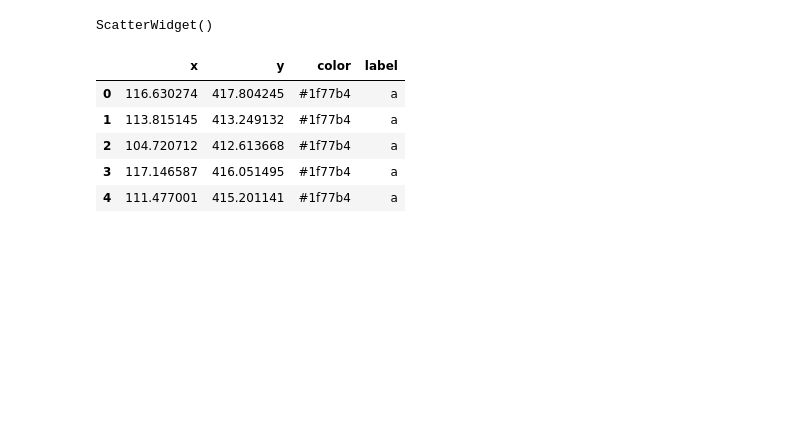
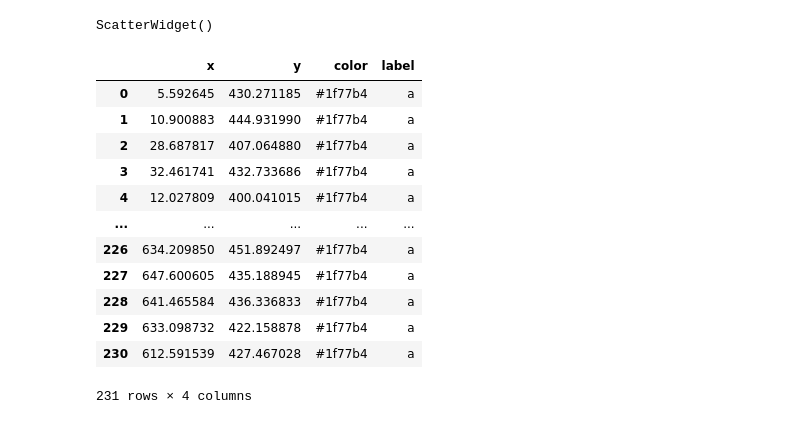
Before and after one commit to RohitMugalya/Learner-s-Garden, a Jupyter notebook: practice notebooks/mae and mse practise.ipynb, the cells around one changed output. Cells and saved outputs as stored; diff of their text form; code cells hidden in the pictures; blank space fills up the shorter version.

```diff
--- a/practice notebooks/mae and mse practise.ipynb
+++ b/practice notebooks/mae and mse practise.ipynb
@@ -104,14 +106,21 @@ ScatterWidget()
 # %%
 df = widget.data_as_pandas
 # %%
-df.head()
+df
 # %% [output]
 |  | x | y | color | label |
-| 0 | 116.630274 | 417.804245 | #1f77b4 | a |
-| 1 | 113.815145 | 413.249132 | #1f77b4 | a |
-| 2 | 104.720712 | 412.613668 | #1f77b4 | a |
-| 3 | 117.146587 | 416.051495 | #1f77b4 | a |
-| 4 | 111.477001 | 415.201141 | #1f77b4 | a |
+| 0 | 5.592645 | 430.271185 | #1f77b4 | a |
+| 1 | 10.900883 | 444.931990 | #1f77b4 | a |
+| 2 | 28.687817 | 407.064880 | #1f77b4 | a |
+| 3 | 32.461741 | 432.733686 | #1f77b4 | a |
+| 4 | 12.027809 | 400.041015 | #1f77b4 | a |
+| ... | ... | ... | ... | ... |
+| 226 | 634.209850 | 451.892497 | #1f77b4 | a |
+| 227 | 647.600605 | 435.188945 | #1f77b4 | a |
+| 228 | 641.465584 | 436.336833 | #1f77b4 | a |
+| 229 | 633.098732 | 422.158878 | #1f77b4 | a |
+| 230 | 612.591539 | 427.467028 | #1f77b4 | a |
+231 rows × 4 columns
 # %%
 df.plot.scatter('x', 'y', color="cyan")
 # %% [output]
```
Also changed, not shown: parts of 12 cells of this notebook.
